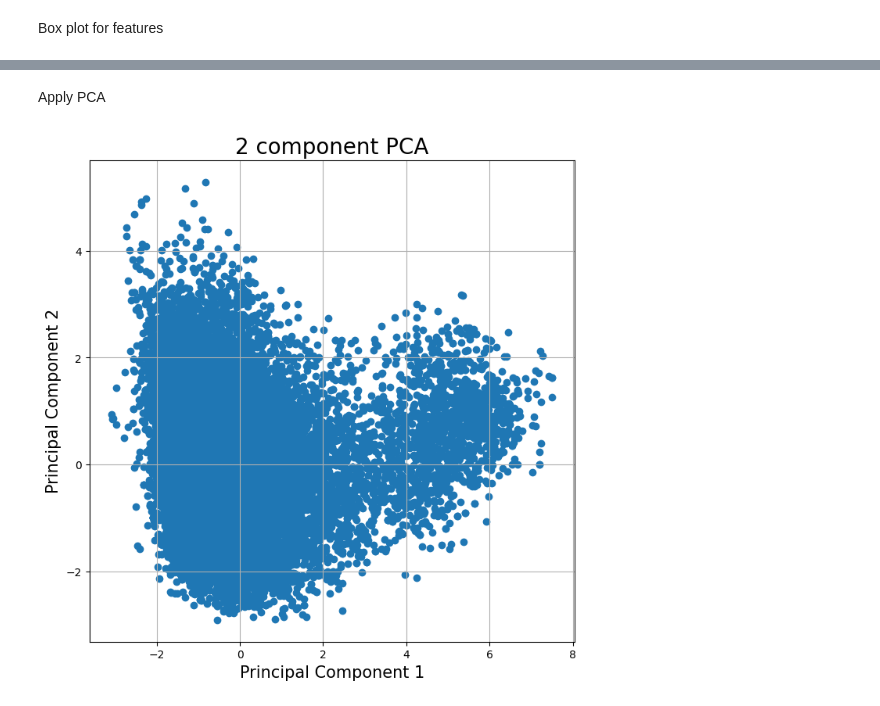
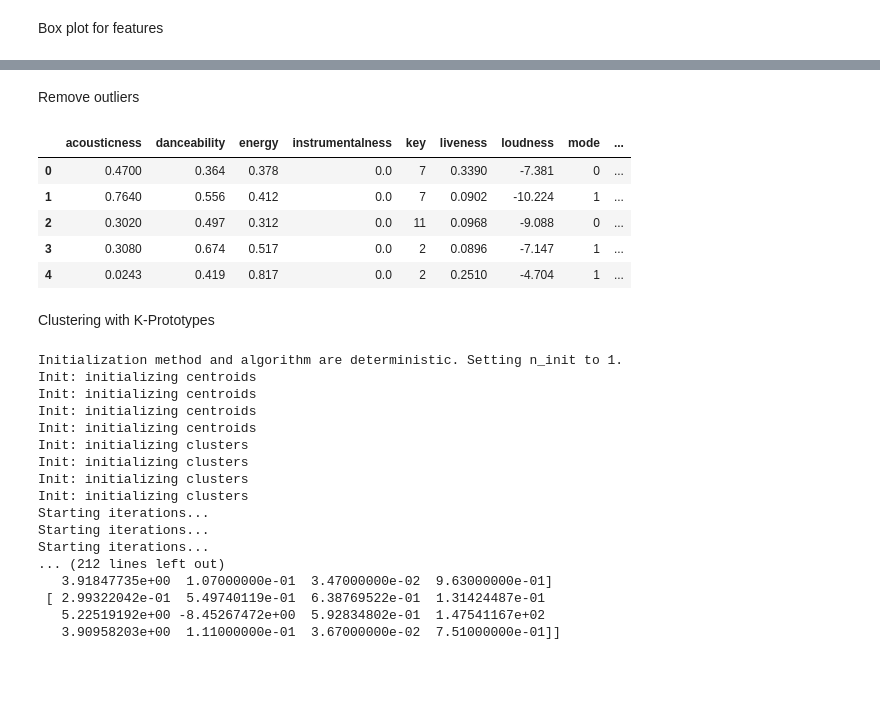
Before and after one commit to ninh-nd/spotify-rec, a Jupyter notebook: seed/data.ipynb, the cells around one changed output, grey strips where cells are left out. Drawn from its saved outputs; the diff is of its cells as text; code cells hidden in the pictures; blank space fills up the shorter version.

Commit message:
Remove PCA. Add clustering with K-prototypes

```diff
--- a/seed/data.ipynb
+++ b/seed/data.ipynb
@@ -47,18 +59,41 @@ plt.show()
+# %% [markdown]
+Remove outliers
+# %%
+# Remove any data with tempo = 0
+no_out_df = df[df['tempo'] != 0]
+# Remove the first and the last column
+no_out_df = no_out_df.iloc[:, 1:-1]
+no_out_df.head()
+# %% [output]
+|  | acousticness | danceability | energy | instrumentalness | key | liveness | loudness | mode | ... |
+| 0 | 0.4700 | 0.364 | 0.378 | 0.0 | 7 | 0.3390 | -7.381 | 0 | ... |
+| 1 | 0.7640 | 0.556 | 0.412 | 0.0 | 7 | 0.0902 | -10.224 | 1 | ... |
+| 2 | 0.3020 | 0.497 | 0.312 | 0.0 | 11 | 0.0968 | -9.088 | 0 | ... |
+| 3 | 0.3080 | 0.674 | 0.517 | 0.0 | 2 | 0.0896 | -7.147 | 1 | ... |
+| 4 | 0.0243 | 0.419 | 0.817 | 0.0 | 2 | 0.2510 | -4.704 | 1 | ... |
 # %% [markdown]
-Apply PCA
+Clustering with K-Prototypes
 # %%
-from sklearn.decomposition import PCA
-pca = PCA(n_components=2)
-principalComponents = pca.fit_transform(x)
-principalDf = pd.DataFrame(data = principalComponents, columns = ['principal component 1', 'principal component 2'])
-pca.explained_variance_ratio_
-
-fig = plt.figure(figsize = (8,8))
-ax = fig.add_subplot(1,1,1)
-ax.set_xlabel('Principal Component 1', fontsize = 15)
-ax.set_ylabel('Principal Component 2', fontsize = 15)
-ax.set_title('2 component PCA', fontsize = 20)
-ax.scatter(principalDf['principal component 1'], principalDf['principal component 2'])
-ax.grid()
+from kmodes.kprototypes import KPrototypes
+kproto = KPrototypes(n_clusters=5, verbose=1, n_jobs=4, init='Cao')
+clusters = kproto.fit_predict(no_out_df, categorical=[5,8,11])
+# Print cluster centroids of the trained model.
+print(kproto.cluster_centroids_)
 # %% [output]
-[figure, removed]
+Initialization method and algorithm are deterministic. Setting n_init to 1.
+Init: initializing centroids
+Init: initializing centroids
+Init: initializing centroids
+Init: initializing centroids
+Init: initializing clusters
+Init: initializing clusters
+Init: initializing clusters
+Init: initializing clusters
+Starting iterations...
+Starting iterations...
+Starting iterations...
+... (212 lines left out)
+   3.91847735e+00  1.07000000e-01  3.47000000e-02  9.63000000e-01]
+ [ 2.99322042e-01  5.49740119e-01  6.38769522e-01  1.31424487e-01
+   5.22519192e+00 -8.45267472e+00  5.92834802e-01  1.47541167e+02
+   3.90958203e+00  1.11000000e-01  3.67000000e-02  7.51000000e-01]]
```
Also changed, not shown: parts of 4 cells of this notebook.
